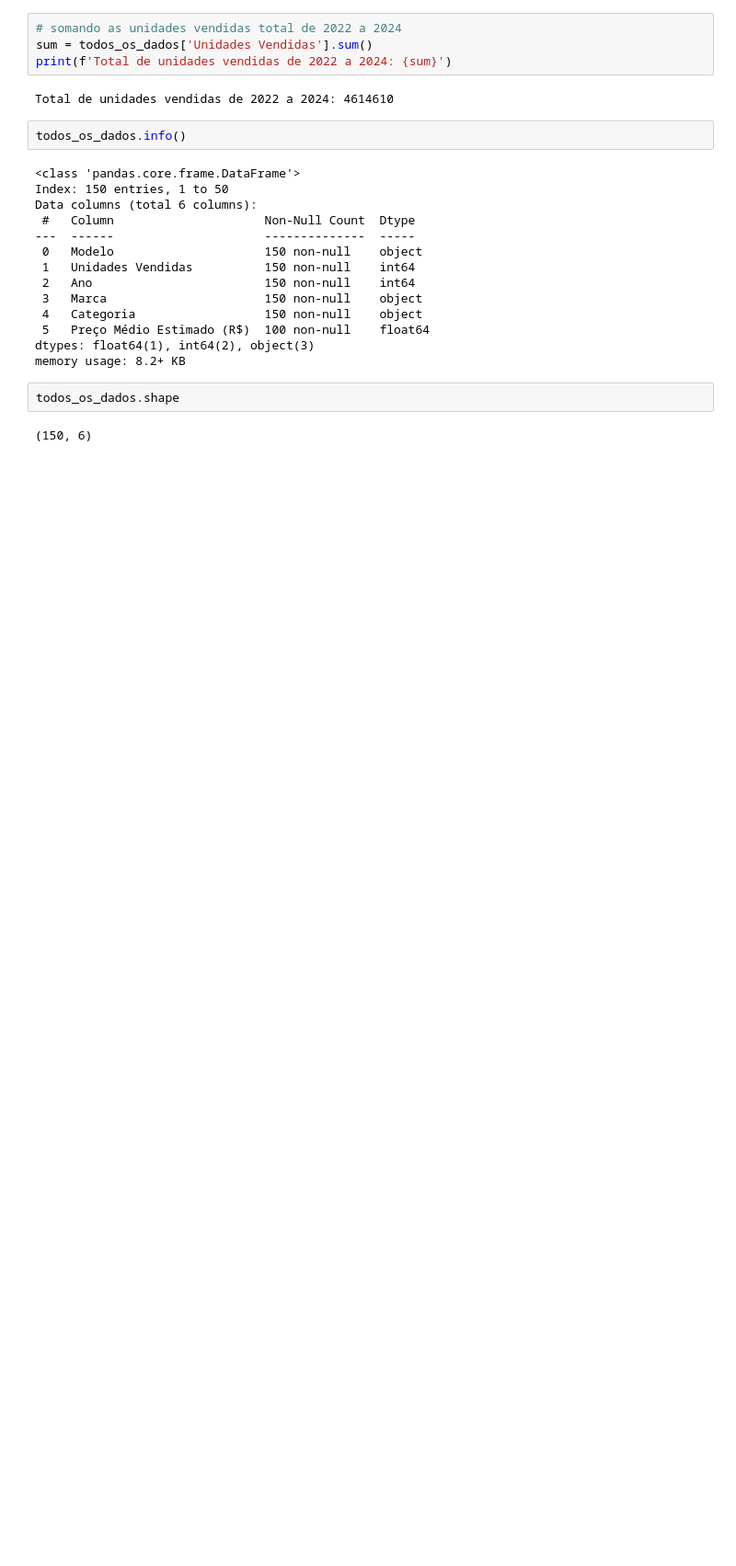
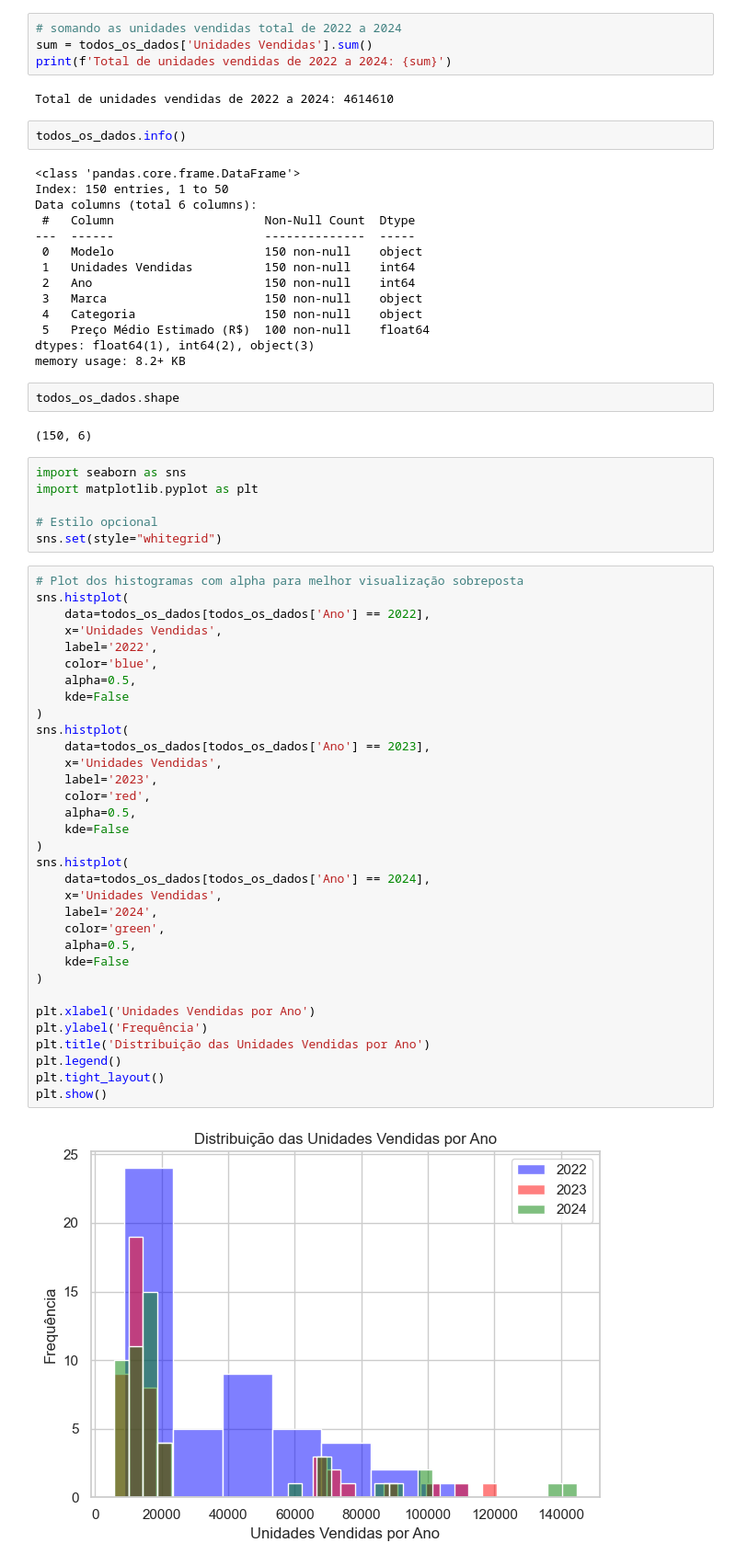
Before and after one commit to LohanRosa/estudo_de_casos_faculdade, a Jupyter notebook: estudo_de_casos.ipynb, the cells around one changed output. Shown: that part at 92% size. Drawn from its saved outputs; the diff is of its cells as text; blank space fills up the shorter version.

```diff
--- a/estudo_de_casos.ipynb
+++ b/estudo_de_casos.ipynb
@@ -426,3 +426,44 @@ memory usage: 8.2+ KB
 todos_os_dados.shape
 # %% [output]
 (150, 6)
+# %%
+import seaborn as sns
+import matplotlib.pyplot as plt
+
+# Estilo opcional
+sns.set(style="whitegrid")
+# %%
+# Plot dos histogramas com alpha para melhor visualização sobreposta
+sns.histplot(
+    data=todos_os_dados[todos_os_dados['Ano'] == 2022],
+    x='Unidades Vendidas',
+    label='2022',
+    color='blue',
+    alpha=0.5,
+    kde=False
+)
+sns.histplot(
+    data=todos_os_dados[todos_os_dados['Ano'] == 2023],
+    x='Unidades Vendidas',
+    label='2023',
+    color='red',
+    alpha=0.5,
+    kde=False
+)
+sns.histplot(
+    data=todos_os_dados[todos_os_dados['Ano'] == 2024],
+    x='Unidades Vendidas',
+    label='2024',
+    color='green',
+    alpha=0.5,
+    kde=False
+)
+
+plt.xlabel('Unidades Vendidas por Ano')
+plt.ylabel('Frequência')
+plt.title('Distribuição das Unidades Vendidas por Ano')
+plt.legend()
+plt.tight_layout()
+plt.show()
+# %% [output]
+[figure, added]
```
Also changed, not shown: parts of 12 cells of this notebook, 1 other file.
